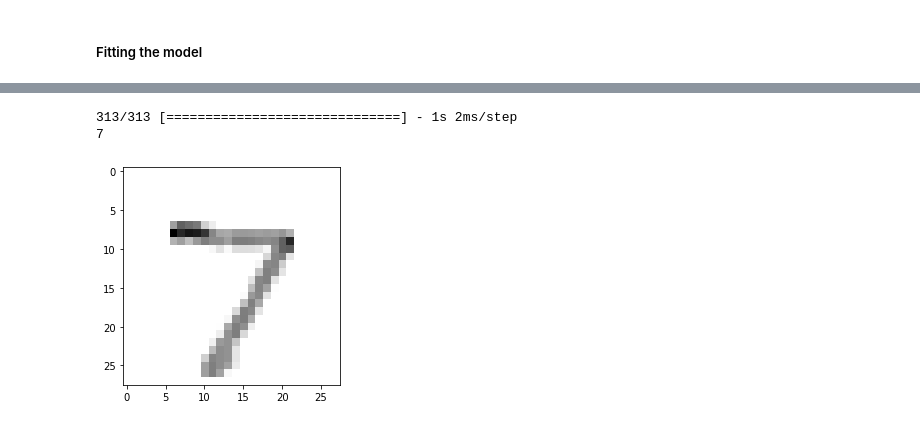
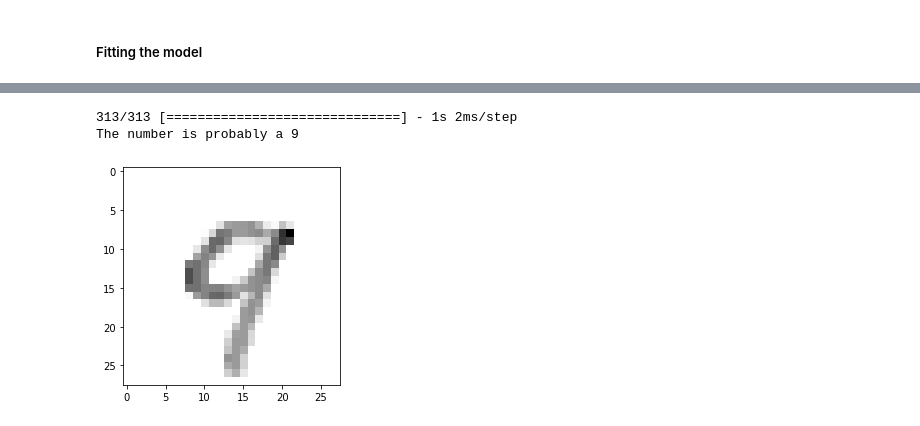
Before and after one commit to Viperxyzzz/Neural-Networks, a Jupyter notebook: project/proj.ipynb, the cells around one changed output, grey strips where cells are left out. Cells and saved outputs as stored; diff of their text form; code cells hidden in the pictures.

```diff
--- a/project/proj.ipynb
+++ b/project/proj.ipynb
@@ -82,9 +97,9 @@ INFO:tensorflow:Assets written to: ann_num_reader.model/assets
 # %%
 predictions = ann.predict([x_test]) # make predictions
-print(np.argmax(predictions[0])) # print the first prediction
-plt.imshow(x_test[0], cmap=plt.cm.binary) # show the first image
+print("The number is probably a", np.argmax(predictions[12])) # print the first prediction
+plt.imshow(x_test[12], cmap=plt.cm.binary) # show the first image
 plt.show() # show the image
 # %% [output]
 313/313 [==============================] - 1s 2ms/step
-7
+The number is probably a 9
-[figure, old version]
+[figure, new version]
```
Also changed, not shown: parts of 12 cells of this notebook.
